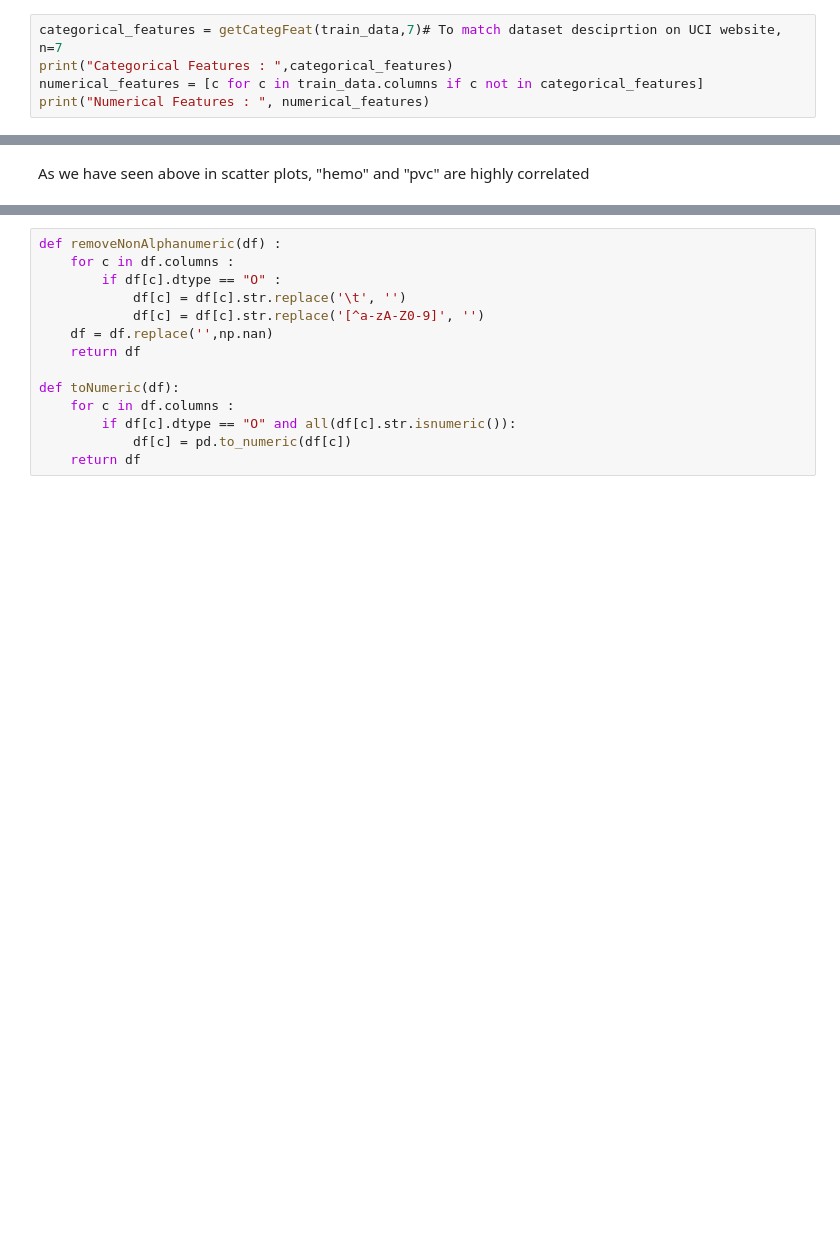
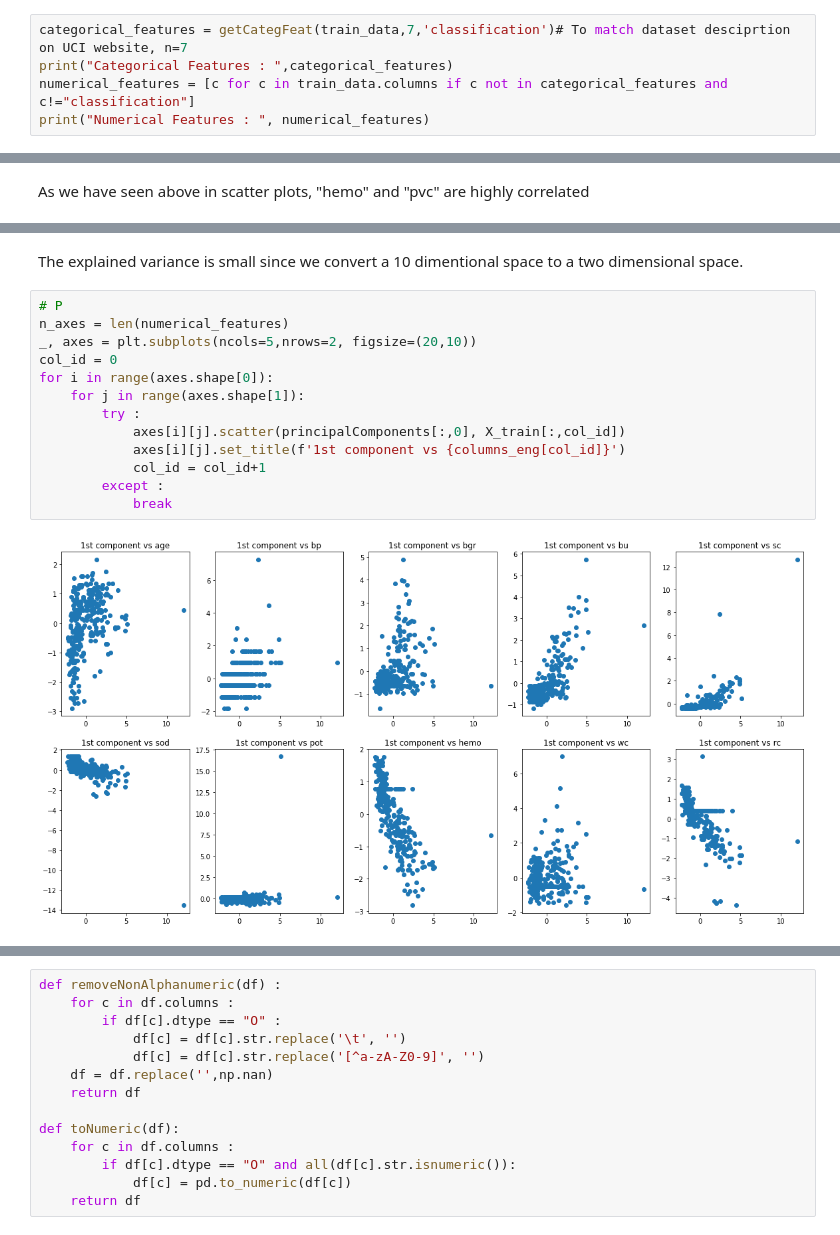
Before and after one commit to MarwaAK/binaryClassification, a Jupyter notebook: Projet_ML.ipynb, the cells around one changed output, grey strips where cells are left out. Drawn from its saved outputs; the diff is of its cells as text; blank space fills up the shorter version.

```diff
--- a/Projet_ML.ipynb
+++ b/Projet_ML.ipynb
@@ -147,6 +148,6 @@ def getCategFeat(df, n):
 # %%
-categorical_features = getCategFeat(train_data,7)# To match dataset desciprtion on UCI website, n=7
+categorical_features = getCategFeat(train_data,7,'classification')# To match dataset desciprtion on UCI website, n=7
 print("Categorical Features : ",categorical_features)
-numerical_features = [c for c in train_data.columns if c not in categorical_features]
+numerical_features = [c for c in train_data.columns if c not in categorical_features and c!="classification"]
 print("Numerical Features : ", numerical_features)
 # %% [output]
@@ -206,0 +304,17 @@ plt.show()
+# %% [markdown]
+The explained variance is small since we convert a 10 dimentional space to a two dimensional space.
+# %%
+# P
+n_axes = len(numerical_features)
+_, axes = plt.subplots(ncols=5,nrows=2, figsize=(20,10))
+col_id = 0
+for i in range(axes.shape[0]):
+    for j in range(axes.shape[1]):
+        try :
+            axes[i][j].scatter(principalComponents[:,0], X_train[:,col_id])
+            axes[i][j].set_title(f'1st component vs {columns_eng[col_id]}')
+            col_id = col_id+1
+        except :
+            break
+# %% [output]
+[figure, added]
```
Also changed, not shown: parts of 23 cells of this notebook.
